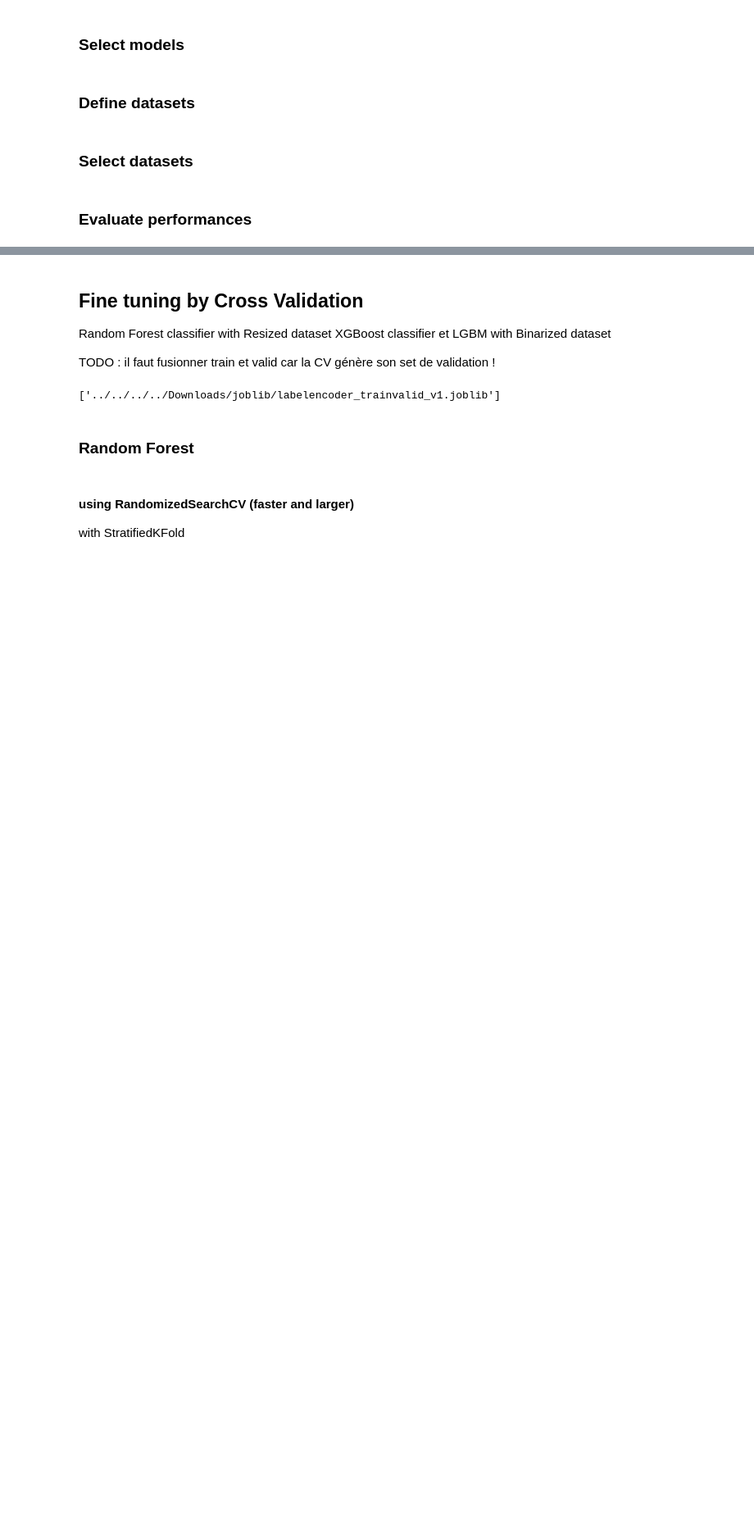
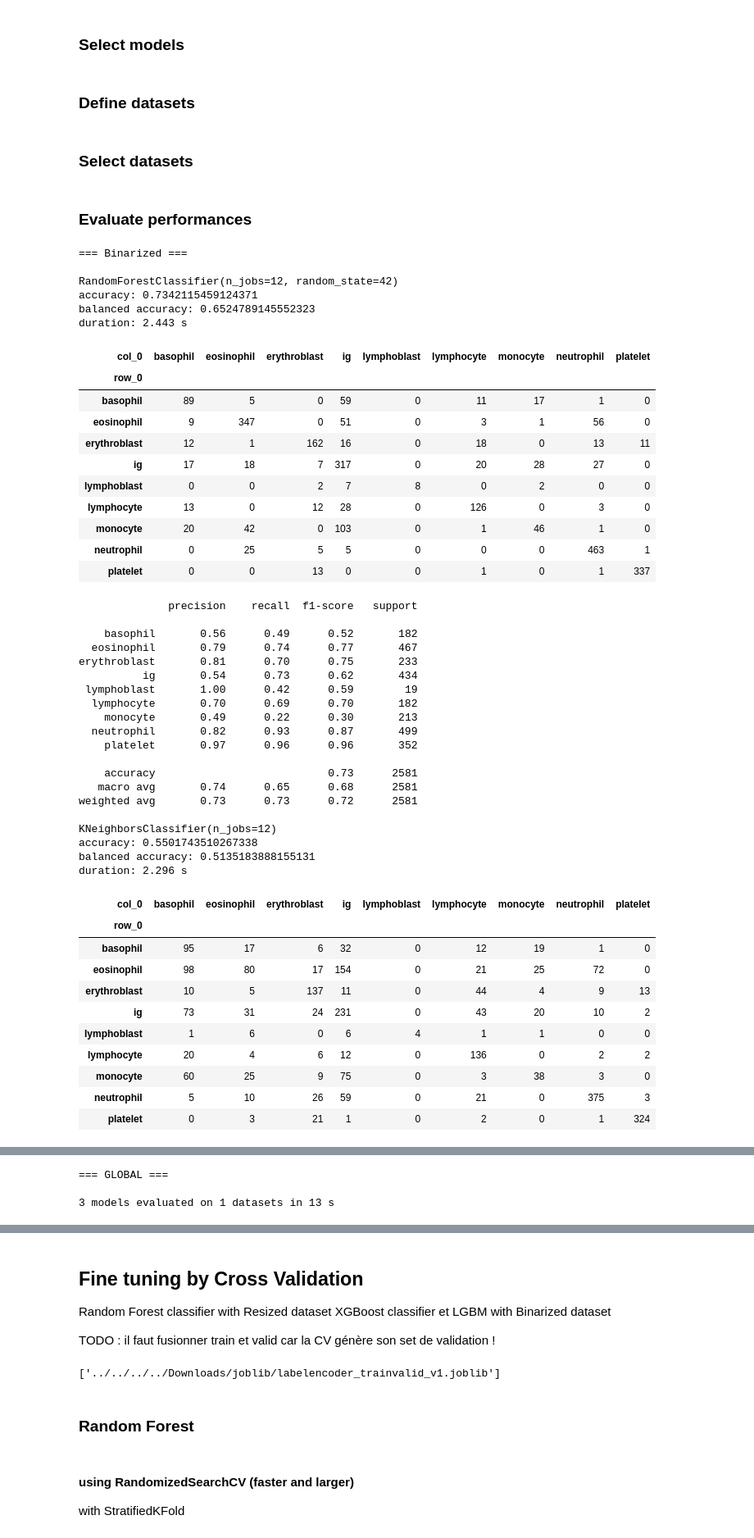
Before and after one commit to DidierFlamm/blood-cells-classification, a Jupyter notebook: blood_cells_classification.ipynb, the cells around one changed output, grey strips where cells are left out. Shown at 82% size. Saved outputs shown, nothing was run; the diff lists cells and outputs as text; code cells hidden in the pictures; blank space fills up the shorter version.

Commit message:
Ajout de Balanced Accuracy aux fonctions perf ML

```diff
--- a/blood_cells_classification.ipynb
+++ b/blood_cells_classification.ipynb
@@ -1857,9 +1866,60 @@ BIN = (X_bin_train, X_bin_valid, y_bin_train, y_bin_valid, "Binarized")
 # %% [markdown]
 ### Select datasets
 # %%
-datasets = [SAM, RES, BIN]  # default = [SAM, RES, ROS, RUS, BIN]
+datasets = [BIN]  # default = [RES, SAM, BIN]
 # %% [markdown]
 ### Evaluate performances
 # %%
 if PERF_ML:
-    ML_global_perf = evaluate_ML_global(models, datasets, verbose)
+    ML_global_perf = evaluate_ML_global(
+        models, datasets, balanced_weights=True, verbose=True
+    )
+# %% [output]
+=== Binarized ===
+
+RandomForestClassifier(n_jobs=12, random_state=42)
+accuracy: 0.7342115459124371
+balanced accuracy: 0.6524789145552323
+duration: 2.443 s
+| col_0 | basophil | eosinophil | erythroblast | ig | lymphoblast | lymphocyte | monocyte | neutrophil | platelet |
+| row_0 |  |  |  |  |  |  |  |  |  |
+| basophil | 89 | 5 | 0 | 59 | 0 | 11 | 17 | 1 | 0 |
+| eosinophil | 9 | 347 | 0 | 51 | 0 | 3 | 1 | 56 | 0 |
+| erythroblast | 12 | 1 | 162 | 16 | 0 | 18 | 0 | 13 | 11 |
+| ig | 17 | 18 | 7 | 317 | 0 | 20 | 28 | 27 | 0 |
+| lymphoblast | 0 | 0 | 2 | 7 | 8 | 0 | 2 | 0 | 0 |
+| lymphocyte | 13 | 0 | 12 | 28 | 0 | 126 | 0 | 3 | 0 |
+| monocyte | 20 | 42 | 0 | 103 | 0 | 1 | 46 | 1 | 0 |
+| neutrophil | 0 | 25 | 5 | 5 | 0 | 0 | 0 | 463 | 1 |
+| platelet | 0 | 0 | 13 | 0 | 0 | 1 | 0 | 1 | 337 |
+              precision    recall  f1-score   support
+
+    basophil       0.56      0.49      0.52       182
+  eosinophil       0.79      0.74      0.77       467
+erythroblast       0.81      0.70      0.75       233
+          ig       0.54      0.73      0.62       434
+ lymphoblast       1.00      0.42      0.59        19
+  lymphocyte       0.70      0.69      0.70       182
+    monocyte       0.49      0.22      0.30       213
+  neutrophil       0.82      0.93      0.87       499
+    platelet       0.97      0.96      0.96       352
+
+    accuracy                           0.73      2581
+   macro avg       0.74      0.65      0.68      2581
+weighted avg       0.73      0.73      0.72      2581
+
+KNeighborsClassifier(n_jobs=12)
+accuracy: 0.5501743510267338
+balanced accuracy: 0.5135183888155131
+duration: 2.296 s
+| col_0 | basophil | eosinophil | erythroblast | ig | lymphoblast | lymphocyte | monocyte | neutrophil | platelet |
+| row_0 |  |  |  |  |  |  |  |  |  |
+| basophil | 95 | 17 | 6 | 32 | 0 | 12 | 19 | 1 | 0 |
+| eosinophil | 98 | 80 | 17 | 154 | 0 | 21 | 25 | 72 | 0 |
+| erythroblast | 10 | 5 | 137 | 11 | 0 | 44 | 4 | 9 | 13 |
+| ig | 73 | 31 | 24 | 231 | 0 | 43 | 20 | 10 | 2 |
+| lymphoblast | 1 | 6 | 0 | 6 | 4 | 1 | 1 | 0 | 0 |
+| lymphocyte | 20 | 4 | 6 | 12 | 0 | 136 | 0 | 2 | 2 |
+| monocyte | 60 | 25 | 9 | 75 | 0 | 3 | 38 | 3 | 0 |
+| neutrophil | 5 | 10 | 26 | 59 | 0 | 21 | 0 | 375 | 3 |
+| platelet | 0 | 3 | 21 | 1 | 0 | 2 | 0 | 1 | 324 |
@@ -1865,0 +1975,3 @@ if PERF_ML:
+=== GLOBAL ===
+
+3 models evaluated on 1 datasets in 13 s
```
Also changed, not shown: parts of 11 cells of this notebook, 1 other file.
